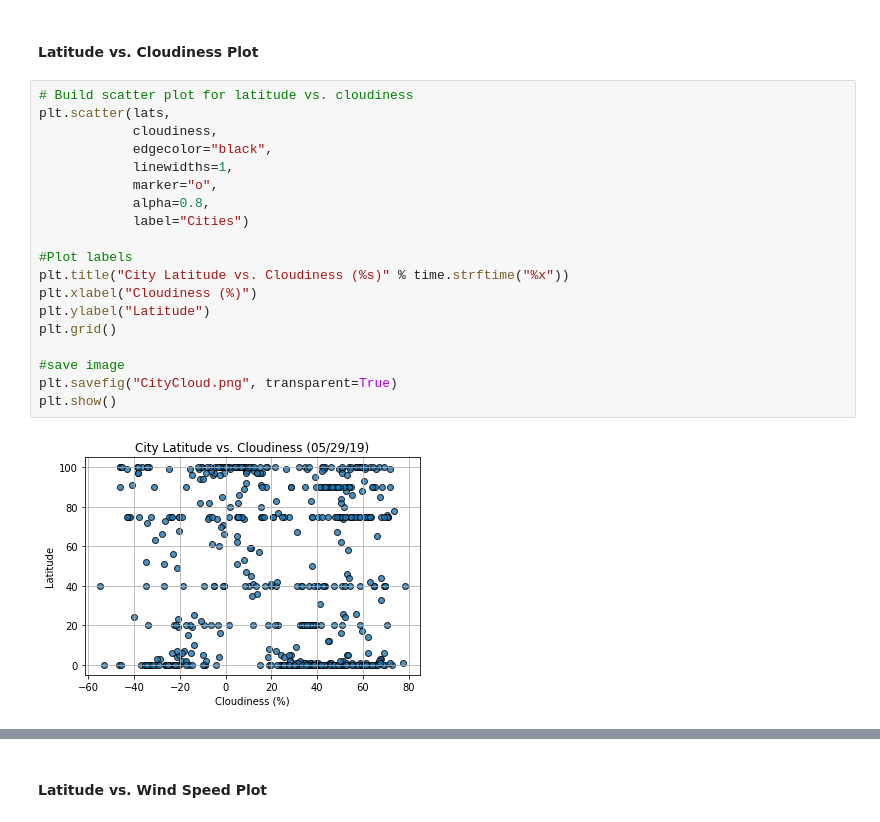
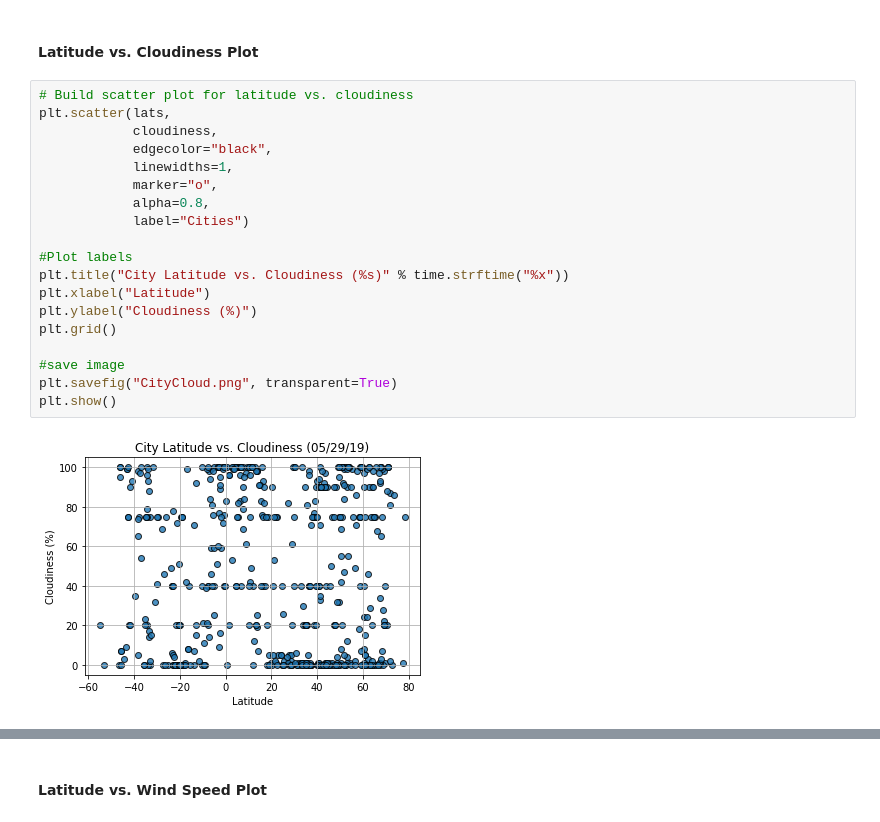
Before and after one commit to juliekiernan/UCI-Bootcamp-, a Jupyter notebook: HomeworkDBC/Hw-06_Python_APIs/Instructions/starter_code/WeatherPy_JAK.ipynb, the cells around one changed output, grey strips where cells are left out. Saved outputs shown, nothing was run; the diff lists cells and outputs as text.

```diff
--- a/HomeworkDBC/Hw-06_Python_APIs/Instructions/starter_code/WeatherPy_JAK.ipynb
+++ b/HomeworkDBC/Hw-06_Python_APIs/Instructions/starter_code/WeatherPy_JAK.ipynb
@@ -256,24 +255,24 @@ Image(filename='CityHumidity.png')
 # %%
 # Build scatter plot for latitude vs. cloudiness
 plt.scatter(lats,
             cloudiness,
             edgecolor="black",
             linewidths=1,
             marker="o",
             alpha=0.8,
             label="Cities")
 
 #Plot labels
 plt.title("City Latitude vs. Cloudiness (%s)" % time.strftime("%x"))
-plt.xlabel("Cloudiness (%)")
-plt.ylabel("Latitude")
+plt.xlabel("Latitude")
+plt.ylabel("Cloudiness (%)")
 plt.grid()
 
 #save image
 plt.savefig("CityCloud.png", transparent=True)
 plt.show()
 # %% [output]
-[figure, old version]
+[figure, new version]
 # %%
 #see exported image (ensure it exported properly)
 Image(filename='CityCloud.png')
```
Also changed, not shown: parts of 13 cells of this notebook, 5 other files.
